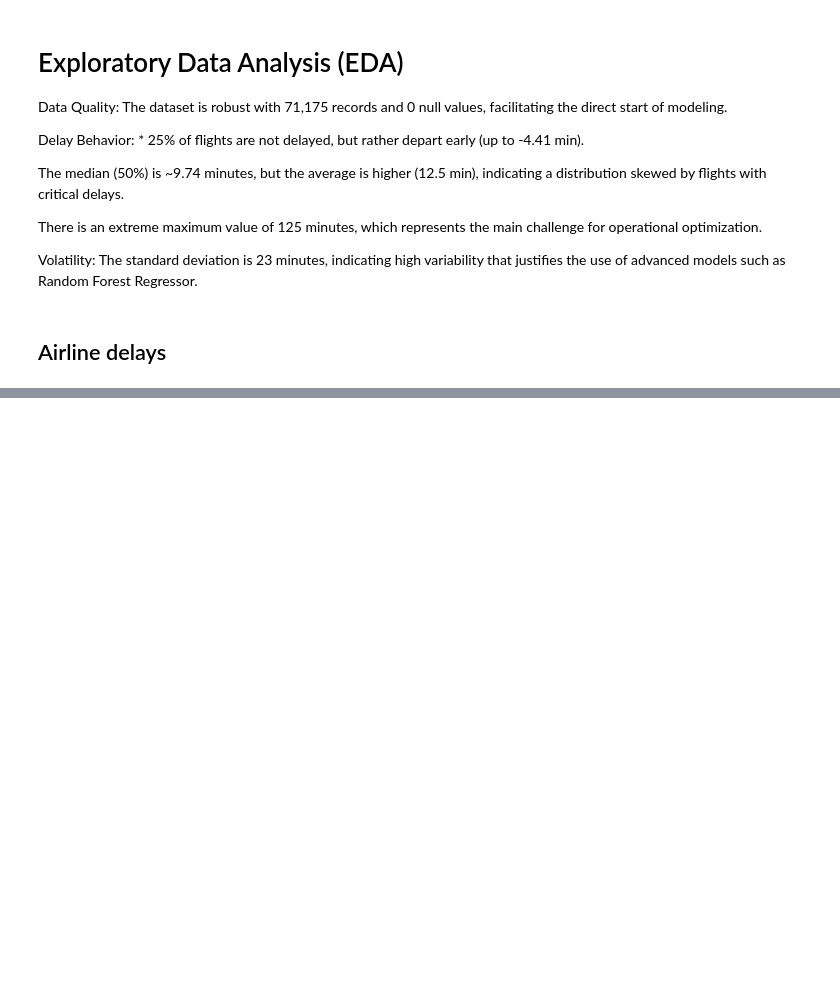
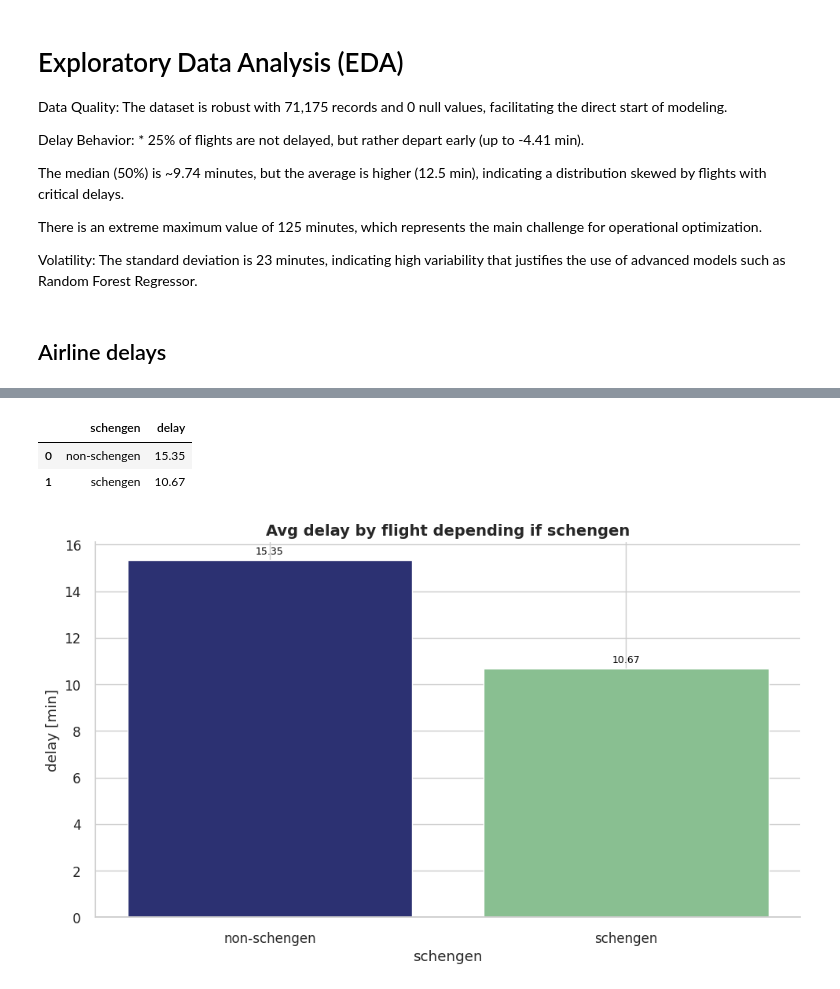
Before and after one commit to JCSR2022/Alura_Data_Science, a Jupyter notebook: Flight_Delay_Prediction_Project/Optimizacion_aeroportuaria.ipynb, the cells around one changed output, grey strips where cells are left out. Drawn from its saved outputs; the diff is of its cells as text; code cells hidden in the pictures; blank space fills up the shorter version.

```diff
--- a/Flight_Delay_Prediction_Project/Optimizacion_aeroportuaria.ipynb
+++ b/Flight_Delay_Prediction_Project/Optimizacion_aeroportuaria.ipynb
@@ -235,0 +255,9 @@ barplot(avg_delay, 'airline', 'delay', 'Delay by Airline').show()
+# %%
+avg_delay_schengen = datos.groupby('schengen')['delay'].mean().reset_index()
+display(show_table(avg_delay_schengen, 'delay'))
+barplot(avg_delay_schengen, 'schengen', 'delay', 'Avg delay by flight depending if schengen','min').show()
+# %% [output]
+|  | schengen | delay |
+| 0 | non-schengen | 15.35 |
+| 1 | schengen | 10.67 |
+[figure, added]
```
Also changed, not shown: parts of 24 cells of this notebook.
